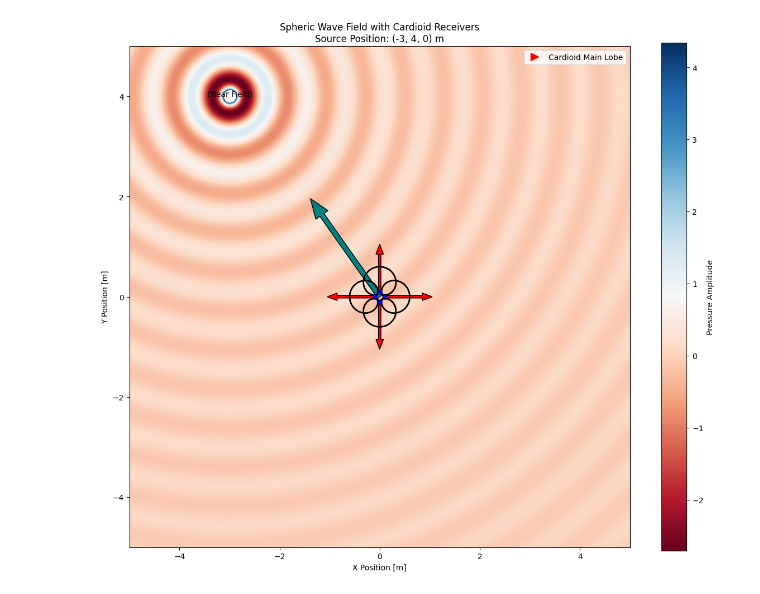
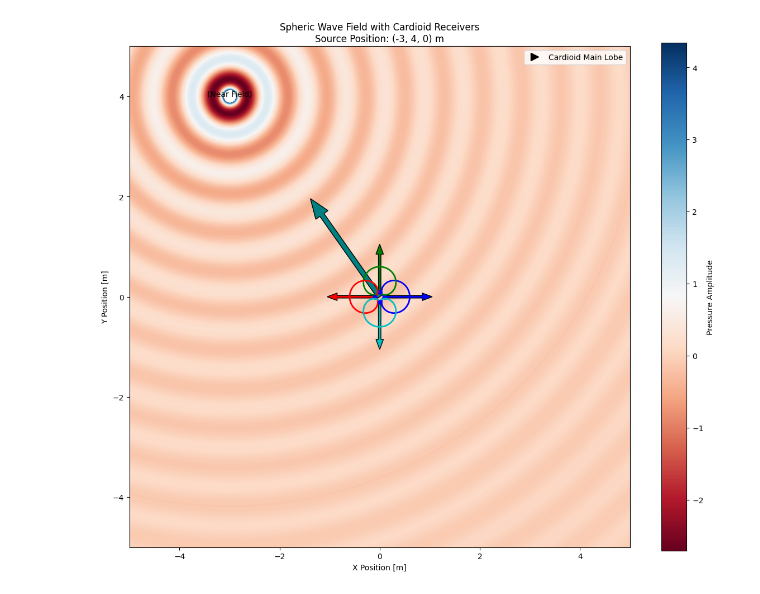
Before and after one commit to jake-is-ESD-protected/endfire-sim, a Jupyter notebook: examples/ideal_cardioid/spheric_2D_ideal_ring.ipynb, the cells around one changed output. Drawn from its saved outputs; the diff is of its cells as text; code cells hidden in the pictures.

```diff
--- a/examples/ideal_cardioid/spheric_2D_ideal_ring.ipynb
+++ b/examples/ideal_cardioid/spheric_2D_ideal_ring.ipynb
@@ -36,34 +36,35 @@ x, y = np.meshgrid(x, x)
 z = np.zeros_like(x)
 p = sw.p(0, (x, y, z))
 
 # Plot
 fig, ax = plt.subplots(figsize=(12, 10))
 im = ax.imshow(np.real(p),
                extent=[x.min(), x.max(), y.min(), y.max()],
                cmap='RdBu',
                origin='lower')
 
 arrow_length = 2
 ax.arrow(0, 0,
          arrow_length*np.cos(incident_angle), arrow_length*np.sin(incident_angle),
          width=0.1, head_width=0.3, head_length=0.4,
          fc='teal', ec='k')
 
-for s in sensors:
-    s.to_plot(ax)
+colors = ['b','g','r','c']
+for s, c in zip(sensors, colors):
+    s.to_plot(ax, color=c)
 
 ax.set_xlabel('X Position [m]')
 ax.set_ylabel('Y Position [m]')
 ax.set_title(f'Spheric Wave Field with Cardioid Receivers\n'
              f'Source Position: {sw.source_xyz} m')
 plt.colorbar(im, label='Pressure Amplitude')
 ax.set_aspect('equal')
-cardioid_arrow = plt.Line2D([0], [0], color='red', marker='>', linestyle='None',
+cardioid_arrow = plt.Line2D([0], [0], color='k', marker='>', linestyle='None',
                            markersize=10, label='Cardioid Main Lobe')
 ax.legend(handles=[cardioid_arrow])
 ax.annotate("(Near Field)", sw.source_xyz[:2], ha="center")
 
 plt.tight_layout()
 plt.show()
 # %% [output]
-[figure, old version]
+[figure, new version]
```
Also changed, not shown: 10 other files.
